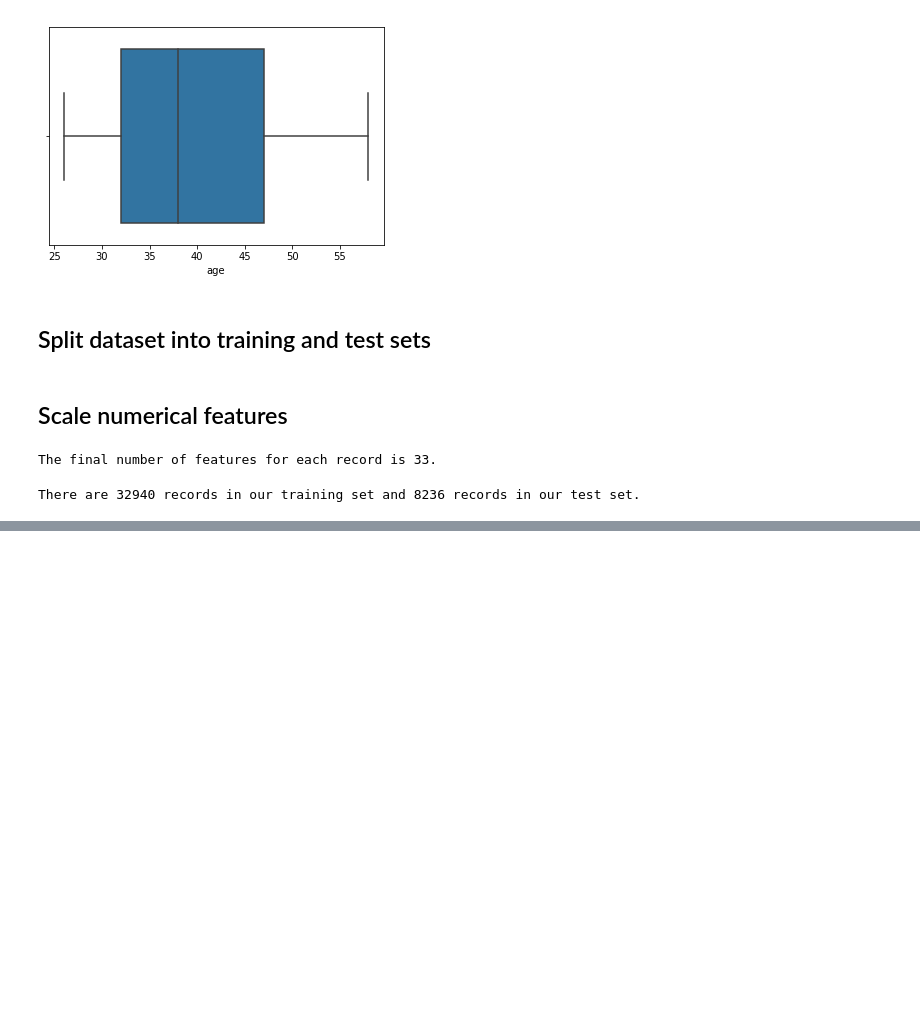
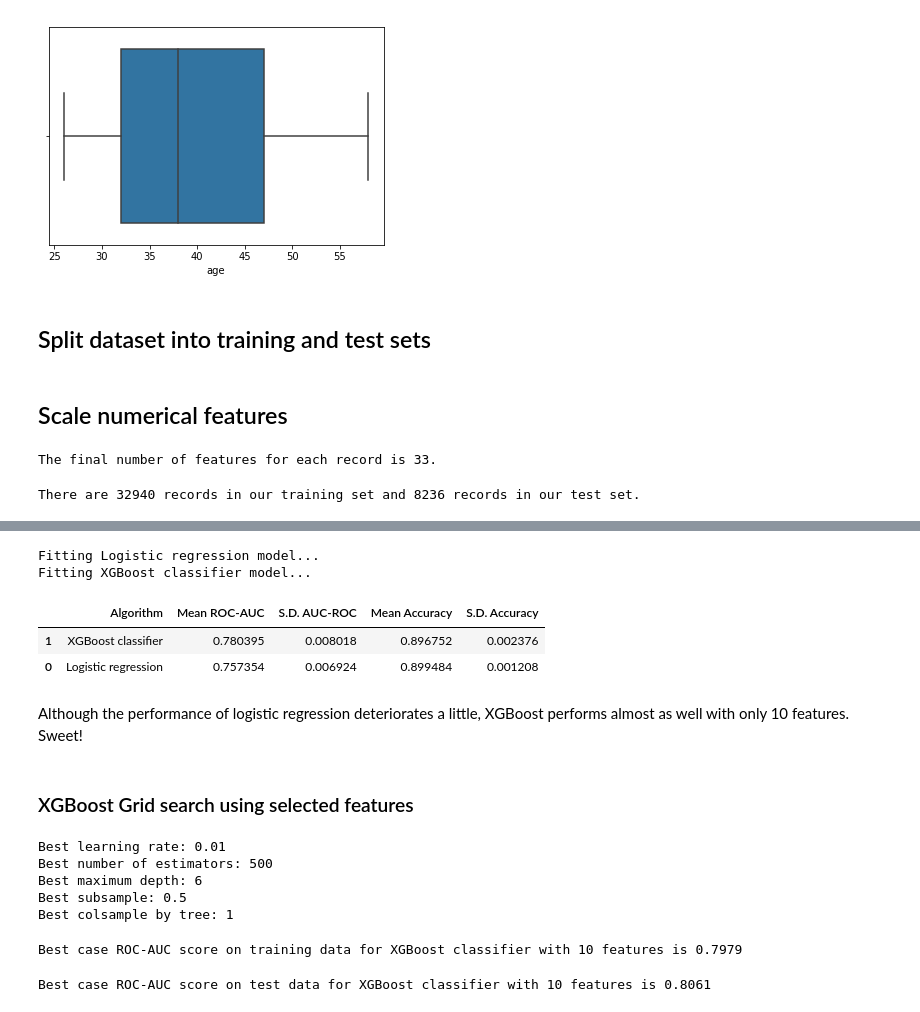
Before and after one commit to ahanagangopadhyay/improving-bank-telemarketing-campaigns, a Jupyter notebook: codes/baseline_code.ipynb, the cells around one changed output, grey strips where cells are left out. Drawn from its saved outputs; the diff is of its cells as text; code cells hidden in the pictures; blank space fills up the shorter version.

```diff
--- a/codes/1_data_preprocessing.ipynb
+++ b/codes/baseline_code.ipynb
@@ -460,0 +613,4 @@ There are 32940 records in our training set and 8236 records in our test set.
+# %%
+cv_auc_results = cross_val_score(best_xgboost.best_estimator_, x_train, y_train, cv=5, scoring='roc_auc')
+best_xgboost_rocauc_train = round(cv_auc_results.mean(), 4)
+print(f'Best case ROC-AUC score on training data for XGBoost classifier is {best_xgboost_rocauc_train}')
@@ -460,0 +664,62 @@ There are 32940 records in our training set and 8236 records in our test set.
+# %%
+models = []
+models.append(('Logistic regression', LogisticRegression(max_iter=500)))
+models.append(('XGBoost classifier', XGBClassifier()))
+
+df_subset_results = pd.DataFrame(columns=col)
+auc_results = []
+acc_results = []
+i = 0
+
+for name, model in models:
+    kfold = KFold(n_splits=5, shuffle=True, random_state=10)  # 5-fold cross-validation
+    cv_auc_results = cross_val_score(model, x_train_subset, y_train, cv=5, scoring='roc_auc')
+    auc_results.append(cv_auc_results)
+    cv_acc_results = cross_val_score(model, x_train_subset, y_train, cv=5, scoring='accuracy')
+    acc_results.append(cv_acc_results)
+    df_subset_results.loc[i] = [name,
+                         cv_auc_results.mean(),
+                         cv_auc_results.std(),
+                         cv_acc_results.mean(),
+                         cv_acc_results.std()
+                         ]
+    i += 1
+    print(f'Fitting {name} model...')
+df_subset_results.sort_values(by=['Mean ROC-AUC'], ascending=False)
+# %% [output]
+Fitting Logistic regression model...
+Fitting XGBoost classifier model...
+|  | Algorithm | Mean ROC-AUC | S.D. AUC-ROC | Mean Accuracy | S.D. Accuracy |
+| 1 | XGBoost classifier | 0.780395 | 0.008018 | 0.896752 | 0.002376 |
+| 0 | Logistic regression | 0.757354 | 0.006924 | 0.899484 | 0.001208 |
+# %% [markdown]
+Although the performance of logistic regression deteriorates a little, XGBoost performs almost as well with only 10 features. Sweet!
+# %% [markdown]
+### XGBoost Grid search using selected features <a name="rfe_xgboost"></a>
+# %%
+xgboost = XGBClassifier()
+clf = GridSearchCV(xgboost, hyperparameters_xgboost, cv=5, verbose=0)
+best_xgboost_subset = clf.fit(x_train_subset, y_train)
+print('Best learning rate:', best_xgboost_subset.best_estimator_.get_params()['learning_rate'])
+print('Best number of estimators:', best_xgboost_subset.best_estimator_.get_params()['n_estimators'])
+print('Best maximum depth:', best_xgboost_subset.best_estimator_.get_params()['max_depth'])
+print('Best subsample:', best_xgboost_subset.best_estimator_.get_params()['subsample'])
+print('Best colsample by tree:', best_xgboost_subset.best_estimator_.get_params()['colsample_bytree'])
+# %% [output]
+Best learning rate: 0.01
+Best number of estimators: 500
+Best maximum depth: 6
+Best subsample: 0.5
+Best colsample by tree: 1
+# %%
+cv_auc_results = cross_val_score(best_xgboost_subset.best_estimator_, x_train_subset, y_train, cv=5, scoring='roc_auc')
+best_xgboost_rocauc_train_subset = round(cv_auc_results.mean(), 4)
+print(f'Best case ROC-AUC score on training data for XGBoost classifier with 10 features is {best_xgboost_rocauc_train_subset}')
+# %% [output]
+Best case ROC-AUC score on training data for XGBoost classifier with 10 features is 0.7979
+# %%
+y_test_pred = best_xgboost_subset.best_estimator_.predict_proba(x_test_subset)
+best_xgboost_rocauc_test_subset = round(roc_auc_score(y_test, y_test_pred[:, 1]), 4)
+print(f'Best case ROC-AUC score on test data for XGBoost classifier with 10 features is {best_xgboost_rocauc_test_subset}')
+# %% [output]
+Best case ROC-AUC score on test data for XGBoost classifier with 10 features is 0.8061
```
Also changed, not shown: parts of 30 cells of this notebook, 3 other files.
